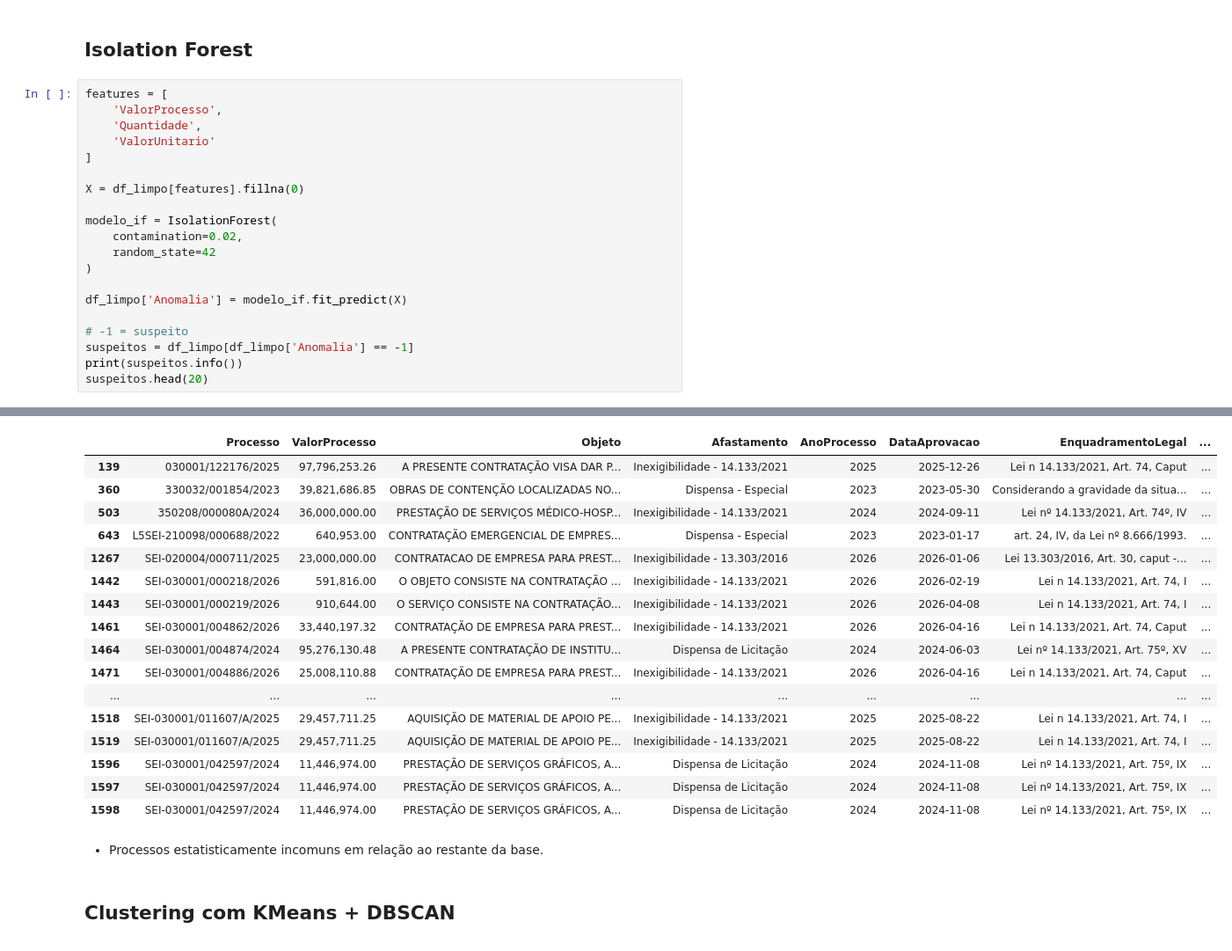
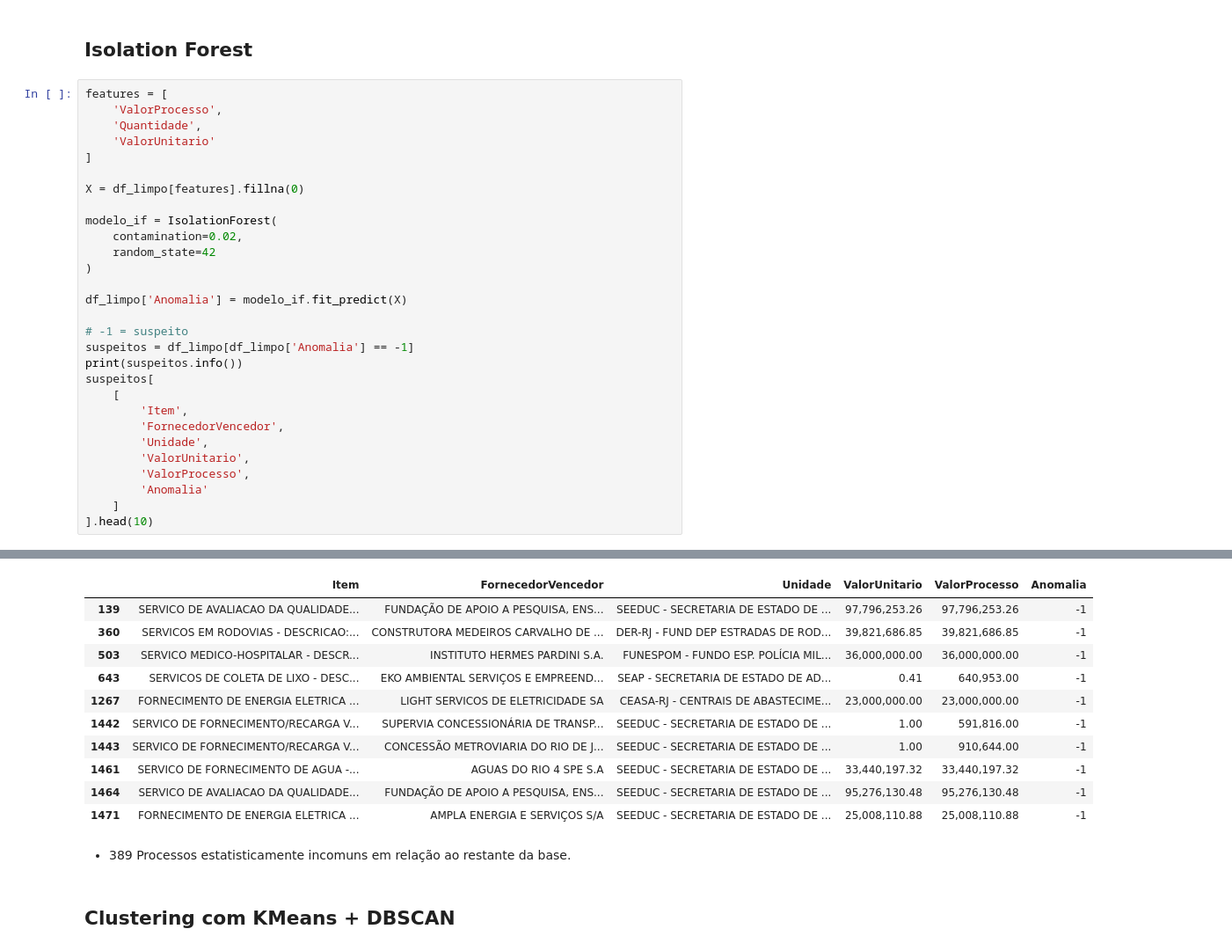
Before and after one commit to marcelonicolays/contasRJ, a Jupyter notebook: compras_diretas_rj.ipynb, the cells around one changed output, grey strips where cells are left out. Shown at 88% size. Saved outputs shown, nothing was run; the diff lists cells and outputs as text.

```diff
--- a/compras_diretas_rj.ipynb
+++ b/compras_diretas_rj.ipynb
@@ -583,53 +584,56 @@ features = [
 X = df_limpo[features].fillna(0)
 
 modelo_if = IsolationForest(
     contamination=0.02,
     random_state=42
 )
 
 df_limpo['Anomalia'] = modelo_if.fit_predict(X)
 
 # -1 = suspeito
 suspeitos = df_limpo[df_limpo['Anomalia'] == -1]
 print(suspeitos.info())
-suspeitos.head(20)
+suspeitos[
+    [
+        'Item',
+        'FornecedorVencedor',
+        'Unidade',
+        'ValorUnitario',
+        'ValorProcesso',
+        'Anomalia'
+    ]
+].head(10)
 # %% [output]
 <class 'pandas.core.frame.DataFrame'>
 Index: 389 entries, 139 to 19379
 Data columns (total 14 columns):
  #   Column              Non-Null Count  Dtype
 ---  ------              --------------  -----
  0   Processo            389 non-null    object
  1   ValorProcesso       389 non-null    float64
  2   Objeto              389 non-null    object
  3   Afastamento         389 non-null    object
  4   AnoProcesso         389 non-null    Int64
  5   DataAprovacao       389 non-null    datetime64[ns]
  6   EnquadramentoLegal  389 non-null    object
 ... (6 lines left out)
  13  Anomalia            389 non-null    int64
 dtypes: Int64(1), datetime64[ns](1), float64(3), int64(1), object(8)
 memory usage: 46.0+ KB
 None
-|  | Processo | ValorProcesso | Objeto | Afastamento | AnoProcesso | DataAprovacao | EnquadramentoLegal | ... |
-| 139 | 030001/122176/2025 | 97,796,253.26 | A PRESENTE CONTRATAÇÃO VISA DAR P... | Inexigibilidade - 14.133/2021 | 2025 | 2025-12-26 | Lei n 14.133/2021, Art. 74, Caput | ... |
-| 360 | 330032/001854/2023 | 39,821,686.85 | OBRAS DE CONTENÇÃO LOCALIZADAS NO... | Dispensa - Especial | 2023 | 2023-05-30 | Considerando a gravidade da situa... | ... |
-| 503 | 350208/000080A/2024 | 36,000,000.00 | PRESTAÇÃO DE SERVIÇOS MÉDICO-HOSP... | Inexigibilidade - 14.133/2021 | 2024 | 2024-09-11 | Lei nº 14.133/2021, Art. 74º, IV | ... |
-| 643 | L5SEI-210098/000688/2022 | 640,953.00 | CONTRATAÇÃO EMERGENCIAL DE EMPRES... | Dispensa - Especial | 2023 | 2023-01-17 | art. 24, IV, da Lei nº 8.666/1993. | ... |
-| 1267 | SEI-020004/000711/2025 | 23,000,000.00 | CONTRATACAO DE EMPRESA PARA PREST... | Inexigibilidade - 13.303/2016 | 2026 | 2026-01-06 | Lei 13.303/2016, Art. 30, caput -... | ... |
-| 1442 | SEI-030001/000218/2026 | 591,816.00 | O OBJETO CONSISTE NA CONTRATAÇÃO ... | Inexigibilidade - 14.133/2021 | 2026 | 2026-02-19 | Lei n 14.133/2021, Art. 74, I | ... |
-| 1443 | SEI-030001/000219/2026 | 910,644.00 | O SERVIÇO CONSISTE NA CONTRATAÇÃO... | Inexigibilidade - 14.133/2021 | 2026 | 2026-04-08 | Lei n 14.133/2021, Art. 74, I | ... |
-| 1461 | SEI-030001/004862/2026 | 33,440,197.32 | CONTRATAÇÃO DE EMPRESA PARA PREST... | Inexigibilidade - 14.133/2021 | 2026 | 2026-04-16 | Lei n 14.133/2021, Art. 74, Caput | ... |
-| 1464 | SEI-030001/004874/2024 | 95,276,130.48 | A PRESENTE CONTRATAÇÃO DE INSTITU... | Dispensa de Licitação | 2024 | 2024-06-03 | Lei nº 14.133/2021, Art. 75º, XV | ... |
-| 1471 | SEI-030001/004886/2026 | 25,008,110.88 | CONTRATAÇÃO DE EMPRESA PARA PREST... | Inexigibilidade - 14.133/2021 | 2026 | 2026-04-16 | Lei n 14.133/2021, Art. 74, Caput | ... |
-| ... | ... | ... | ... | ... | ... | ... | ... | ... |
-| 1518 | SEI-030001/011607/A/2025 | 29,457,711.25 | AQUISIÇÃO DE MATERIAL DE APOIO PE... | Inexigibilidade - 14.133/2021 | 2025 | 2025-08-22 | Lei n 14.133/2021, Art. 74, I | ... |
-| 1519 | SEI-030001/011607/A/2025 | 29,457,711.25 | AQUISIÇÃO DE MATERIAL DE APOIO PE... | Inexigibilidade - 14.133/2021 | 2025 | 2025-08-22 | Lei n 14.133/2021, Art. 74, I | ... |
-| 1596 | SEI-030001/042597/2024 | 11,446,974.00 | PRESTAÇÃO DE SERVIÇOS GRÁFICOS, A... | Dispensa de Licitação | 2024 | 2024-11-08 | Lei nº 14.133/2021, Art. 75º, IX | ... |
-| 1597 | SEI-030001/042597/2024 | 11,446,974.00 | PRESTAÇÃO DE SERVIÇOS GRÁFICOS, A... | Dispensa de Licitação | 2024 | 2024-11-08 | Lei nº 14.133/2021, Art. 75º, IX | ... |
-| 1598 | SEI-030001/042597/2024 | 11,446,974.00 | PRESTAÇÃO DE SERVIÇOS GRÁFICOS, A... | Dispensa de Licitação | 2024 | 2024-11-08 | Lei nº 14.133/2021, Art. 75º, IX | ... |
+|  | Item | FornecedorVencedor | Unidade | ValorUnitario | ValorProcesso | Anomalia |
+| 139 | SERVICO DE AVALIACAO DA QUALIDADE... | FUNDAÇÃO DE APOIO A PESQUISA, ENS... | SEEDUC - SECRETARIA DE ESTADO DE ... | 97,796,253.26 | 97,796,253.26 | -1 |
+| 360 | SERVICOS EM RODOVIAS - DESCRICAO:... | CONSTRUTORA MEDEIROS CARVALHO DE ... | DER-RJ - FUND DEP ESTRADAS DE ROD... | 39,821,686.85 | 39,821,686.85 | -1 |
+| 503 | SERVICO MEDICO-HOSPITALAR - DESCR... | INSTITUTO HERMES PARDINI S.A. | FUNESPOM - FUNDO ESP. POLÍCIA MIL... | 36,000,000.00 | 36,000,000.00 | -1 |
+| 643 | SERVICOS DE COLETA DE LIXO - DESC... | EKO AMBIENTAL SERVIÇOS E EMPREEND... | SEAP - SECRETARIA DE ESTADO DE AD... | 0.41 | 640,953.00 | -1 |
+| 1267 | FORNECIMENTO DE ENERGIA ELETRICA ... | LIGHT SERVICOS DE ELETRICIDADE SA | CEASA-RJ - CENTRAIS DE ABASTECIME... | 23,000,000.00 | 23,000,000.00 | -1 |
+| 1442 | SERVICO DE FORNECIMENTO/RECARGA V... | SUPERVIA CONCESSIONÁRIA DE TRANSP... | SEEDUC - SECRETARIA DE ESTADO DE ... | 1.00 | 591,816.00 | -1 |
+| 1443 | SERVICO DE FORNECIMENTO/RECARGA V... | CONCESSÃO METROVIARIA DO RIO DE J... | SEEDUC - SECRETARIA DE ESTADO DE ... | 1.00 | 910,644.00 | -1 |
+| 1461 | SERVICO DE FORNECIMENTO DE AGUA -... | AGUAS DO RIO 4 SPE S.A | SEEDUC - SECRETARIA DE ESTADO DE ... | 33,440,197.32 | 33,440,197.32 | -1 |
+| 1464 | SERVICO DE AVALIACAO DA QUALIDADE... | FUNDAÇÃO DE APOIO A PESQUISA, ENS... | SEEDUC - SECRETARIA DE ESTADO DE ... | 95,276,130.48 | 95,276,130.48 | -1 |
+| 1471 | FORNECIMENTO DE ENERGIA ELETRICA ... | AMPLA ENERGIA E SERVIÇOS S/A | SEEDUC - SECRETARIA DE ESTADO DE ... | 25,008,110.88 | 25,008,110.88 | -1 |
 # %% [markdown]
-* Processos estatisticamente incomuns em relação ao restante da base.
+* 389 Processos estatisticamente incomuns em relação ao restante da base.
 # %% [markdown]
 ## Clustering com KMeans + DBSCAN
 # %%
```
Also changed, not shown: parts of 4 cells of this notebook.
